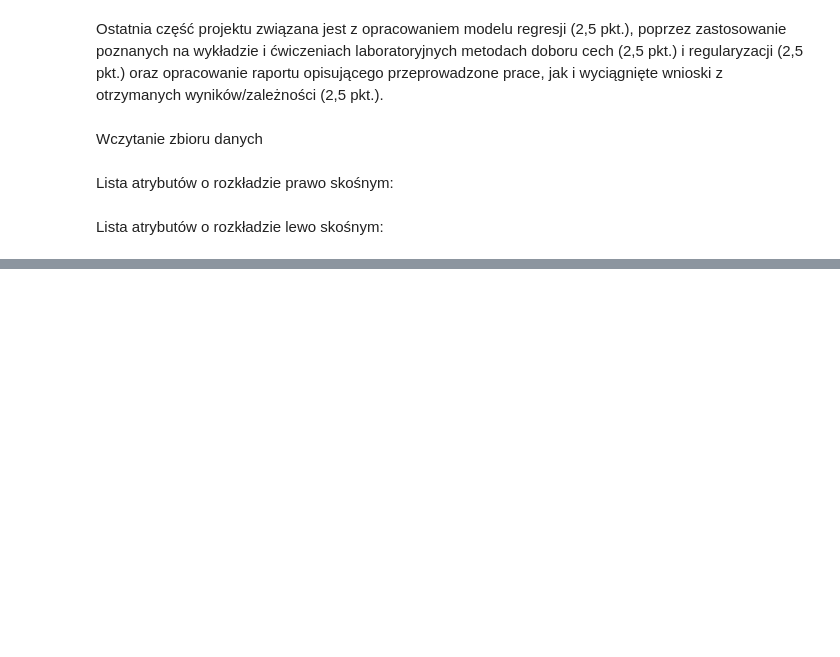
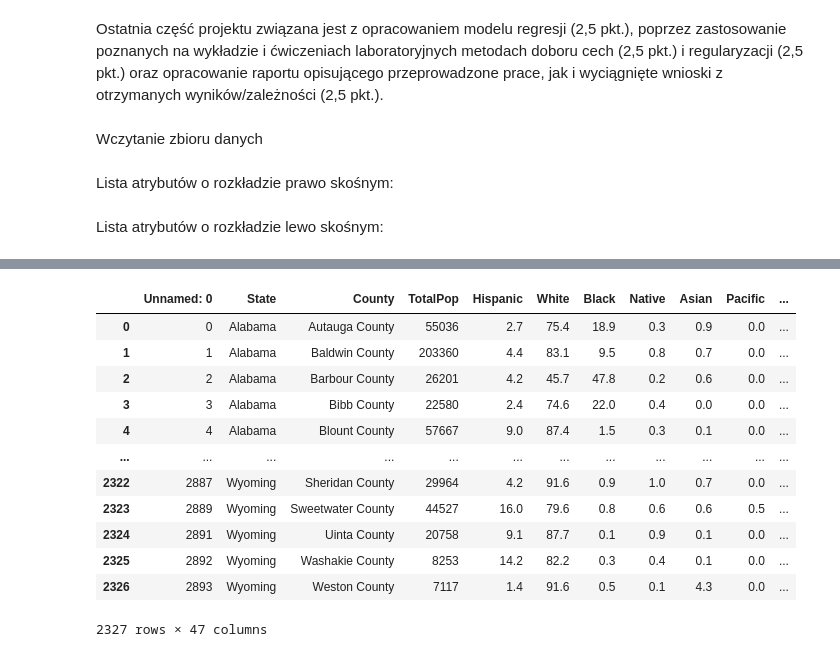
Before and after one commit to juskom/MED2024Z-PROJEKT, a Jupyter notebook: EDA-3.ipynb, the cells around one changed output, grey strips where cells are left out. Cells and saved outputs as stored; diff of their text form; code cells hidden in the pictures; blank space fills up the shorter version.

```diff
--- a/EDA-3.ipynb
+++ b/EDA-3.ipynb
@@ -56,0 +57,16 @@ for attr in left_skewed:
+# %%
+df
+# %% [output]
+|  | Unnamed: 0 | State | County | TotalPop | Hispanic | White | Black | Native | Asian | Pacific | ... |
+| 0 | 0 | Alabama | Autauga County | 55036 | 2.7 | 75.4 | 18.9 | 0.3 | 0.9 | 0.0 | ... |
+| 1 | 1 | Alabama | Baldwin County | 203360 | 4.4 | 83.1 | 9.5 | 0.8 | 0.7 | 0.0 | ... |
+| 2 | 2 | Alabama | Barbour County | 26201 | 4.2 | 45.7 | 47.8 | 0.2 | 0.6 | 0.0 | ... |
+| 3 | 3 | Alabama | Bibb County | 22580 | 2.4 | 74.6 | 22.0 | 0.4 | 0.0 | 0.0 | ... |
+| 4 | 4 | Alabama | Blount County | 57667 | 9.0 | 87.4 | 1.5 | 0.3 | 0.1 | 0.0 | ... |
+| ... | ... | ... | ... | ... | ... | ... | ... | ... | ... | ... | ... |
+| 2322 | 2887 | Wyoming | Sheridan County | 29964 | 4.2 | 91.6 | 0.9 | 1.0 | 0.7 | 0.0 | ... |
+| 2323 | 2889 | Wyoming | Sweetwater County | 44527 | 16.0 | 79.6 | 0.8 | 0.6 | 0.6 | 0.5 | ... |
+| 2324 | 2891 | Wyoming | Uinta County | 20758 | 9.1 | 87.7 | 0.1 | 0.9 | 0.1 | 0.0 | ... |
+| 2325 | 2892 | Wyoming | Washakie County | 8253 | 14.2 | 82.2 | 0.3 | 0.4 | 0.1 | 0.0 | ... |
+| 2326 | 2893 | Wyoming | Weston County | 7117 | 1.4 | 91.6 | 0.5 | 0.1 | 4.3 | 0.0 | ... |
+2327 rows × 47 columns
```
Also changed, not shown: parts of 12 cells of this notebook.
